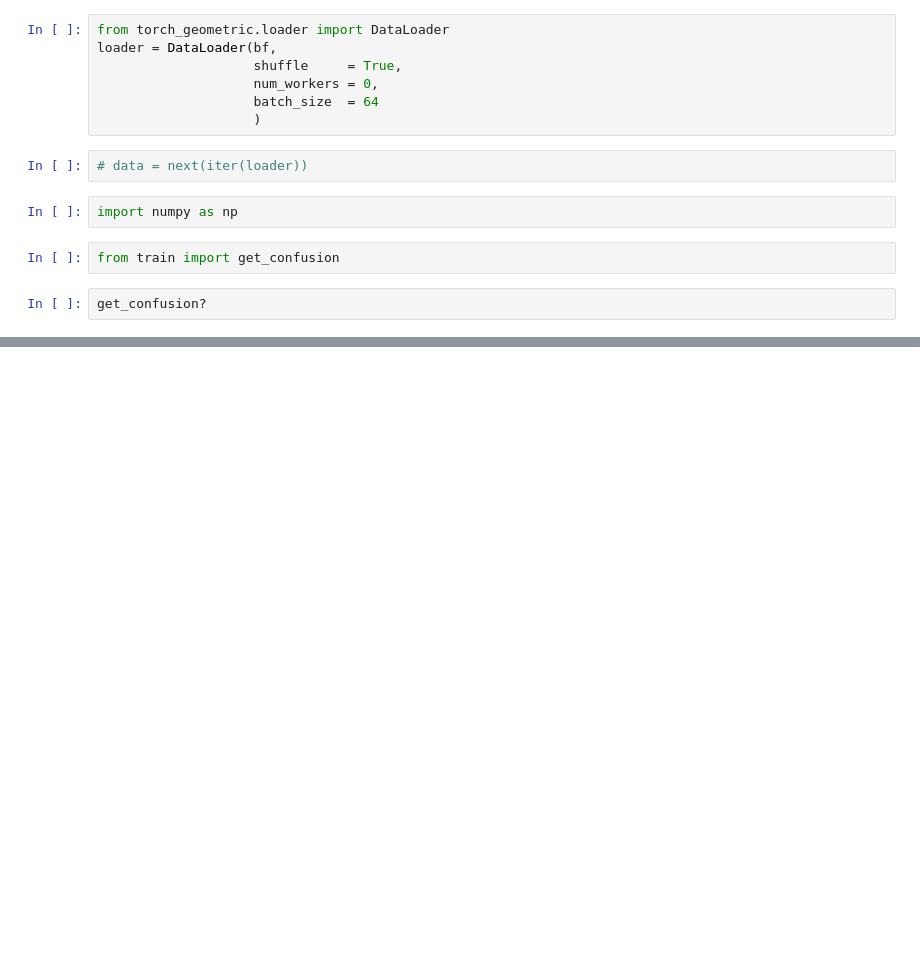
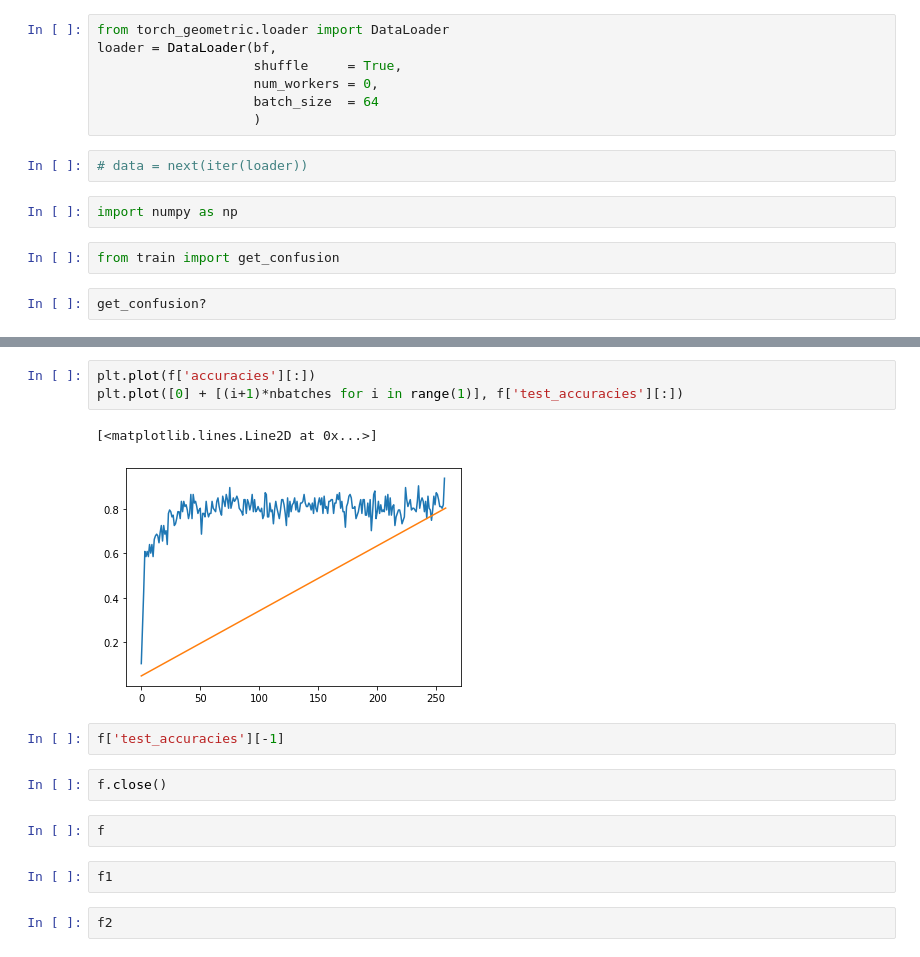
Before and after one commit to calcuttj/GNNProject, a Jupyter notebook: Load network.ipynb, the cells around one changed output, grey strips where cells are left out. Cells and saved outputs as stored; diff of their text form; blank space fills up the shorter version.

```diff
--- a/Load network.ipynb
+++ b/Load network.ipynb
@@ -98,0 +196,16 @@ array([[1.40431356, 1.3250972 , 1.28276753, 1.20365608, 1.27240765,
+# %%
+plt.plot(f['accuracies'][:])
+plt.plot([0] + [(i+1)*nbatches for i in range(1)], f['test_accuracies'][:])
+# %% [output]
+[<matplotlib.lines.Line2D at 0x...>]
+[figure, added]
+# %%
+f['test_accuracies'][-1]
+# %%
+f.close()
+# %%
+f
+# %%
+f1
+# %%
+f2
```
Also changed, not shown: parts of 27 cells of this notebook, 5 other files.
